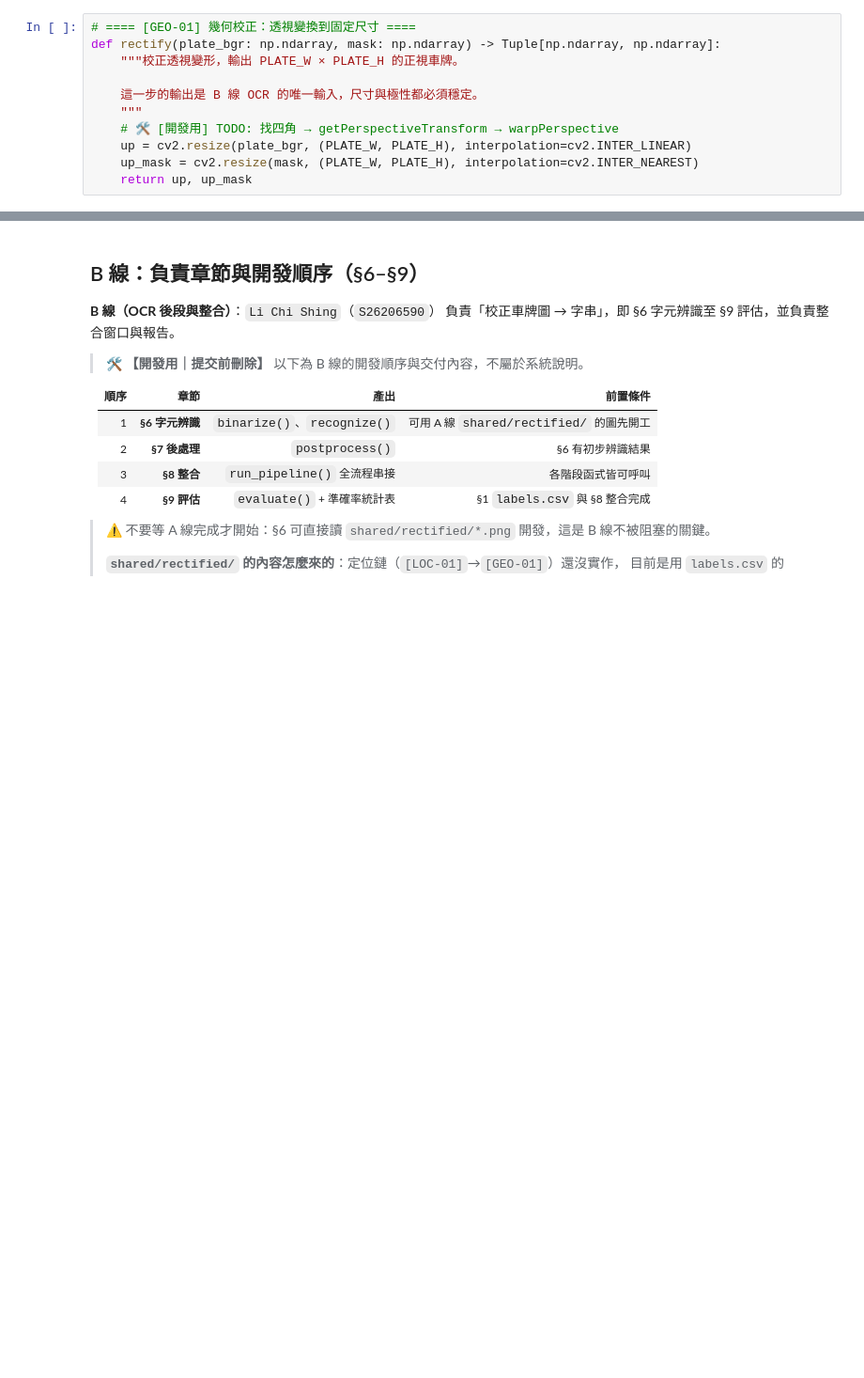
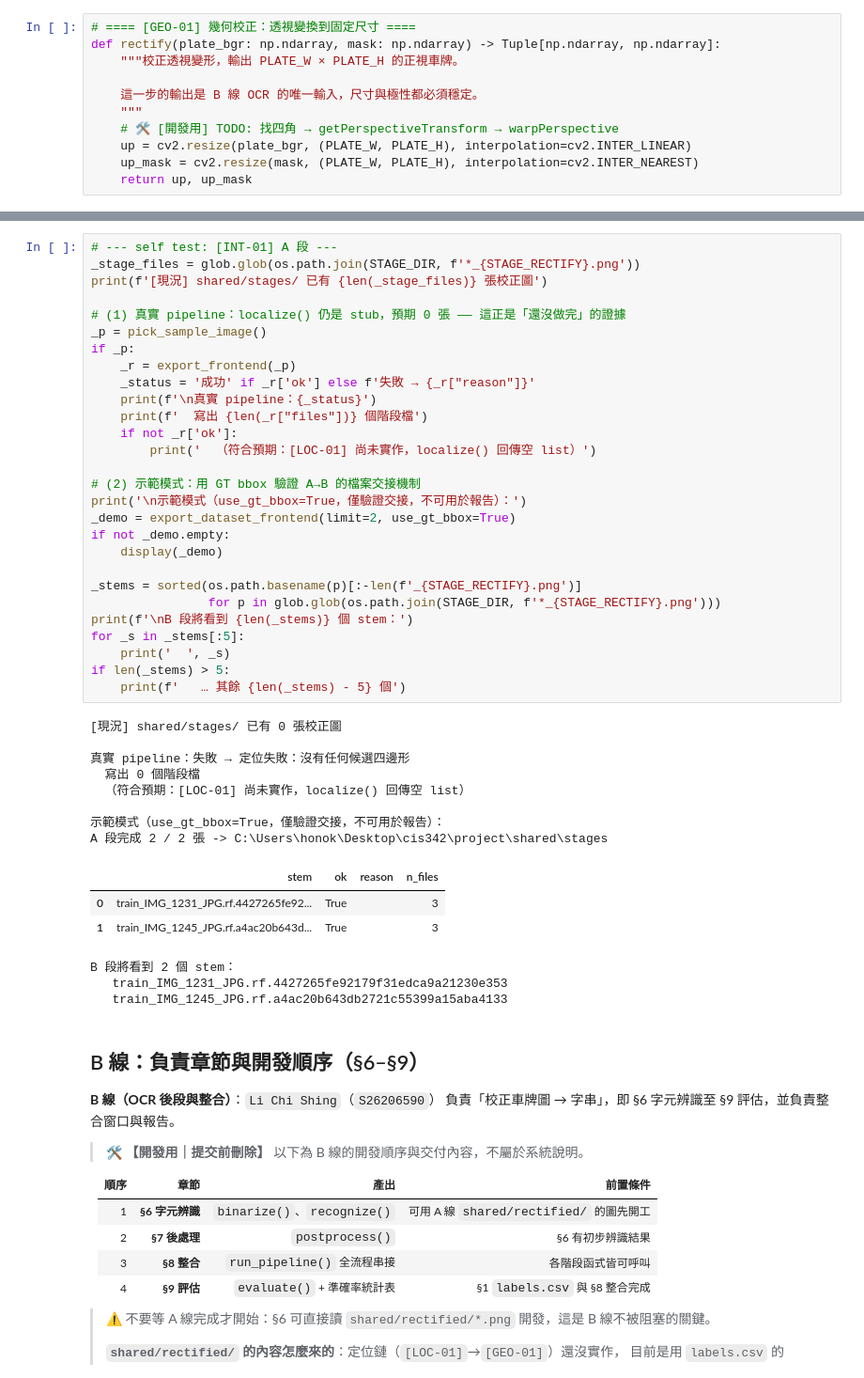
Before and after one commit to angus1244/cis342, a Jupyter notebook: project/notebooks/lpr_dev.ipynb, the cells around one changed output, grey strips where cells are left out. Shown at 94% size. Drawn from its saved outputs; the diff is of its cells as text; blank space fills up the shorter version.

```diff
--- a/project/notebooks/lpr_dev.ipynb
+++ b/project/notebooks/lpr_dev.ipynb
@@ -1616,3 +1877,46 @@ else:
+# %%
+# --- self test: [INT-01] A 段 ---
+_stage_files = glob.glob(os.path.join(STAGE_DIR, f'*_{STAGE_RECTIFY}.png'))
+print(f'[現況] shared/stages/ 已有 {len(_stage_files)} 張校正圖')
+
+# (1) 真實 pipeline：localize() 仍是 stub，預期 0 張 —— 這正是「還沒做完」的證據
+_p = pick_sample_image()
+if _p:
+    _r = export_frontend(_p)
+    _status = '成功' if _r['ok'] else f'失敗 → {_r["reason"]}'
+    print(f'\n真實 pipeline：{_status}')
+    print(f'  寫出 {len(_r["files"])} 個階段檔')
+    if not _r['ok']:
+        print('  （符合預期：[LOC-01] 尚未實作，localize() 回傳空 list）')
+
+# (2) 示範模式：用 GT bbox 驗證 A→B 的檔案交接機制
+print('\n示範模式（use_gt_bbox=True，僅驗證交接，不可用於報告）：')
+_demo = export_dataset_frontend(limit=2, use_gt_bbox=True)
+if not _demo.empty:
+    display(_demo)
+
+_stems = sorted(os.path.basename(p)[:-len(f'_{STAGE_RECTIFY}.png')]
+                for p in glob.glob(os.path.join(STAGE_DIR, f'*_{STAGE_RECTIFY}.png')))
+print(f'\nB 段將看到 {len(_stems)} 個 stem：')
+for _s in _stems[:5]:
+    print('  ', _s)
+if len(_stems) > 5:
+    print(f'   … 其餘 {len(_stems) - 5} 個')
+# %% [output]
+[現況] shared/stages/ 已有 0 張校正圖
+
+真實 pipeline：失敗 → 定位失敗：沒有任何候選四邊形
+  寫出 0 個階段檔
+  （符合預期：[LOC-01] 尚未實作，localize() 回傳空 list）
+
+示範模式（use_gt_bbox=True，僅驗證交接，不可用於報告）：
+A 段完成 2 / 2 張 -> C:\Users\honok\Desktop\cis342\project\shared\stages
+|  | stem | ok | reason | n_files |
+| 0 | train_IMG_1231_JPG.rf.4427265fe92... | True |  | 3 |
+| 1 | train_IMG_1245_JPG.rf.a4ac20b643d... | True |  | 3 |
+B 段將看到 2 個 stem：
+   train_IMG_1231_JPG.rf.4427265fe92179f31edca9a21230e353
+   train_IMG_1245_JPG.rf.a4ac20b643db2721c55399a15aba4133
 # %% [markdown]
 ## B 線：負責章節與開發順序（§6–§9）
 
```
Also changed, not shown: parts of 21 cells of this notebook, 3 other files.
